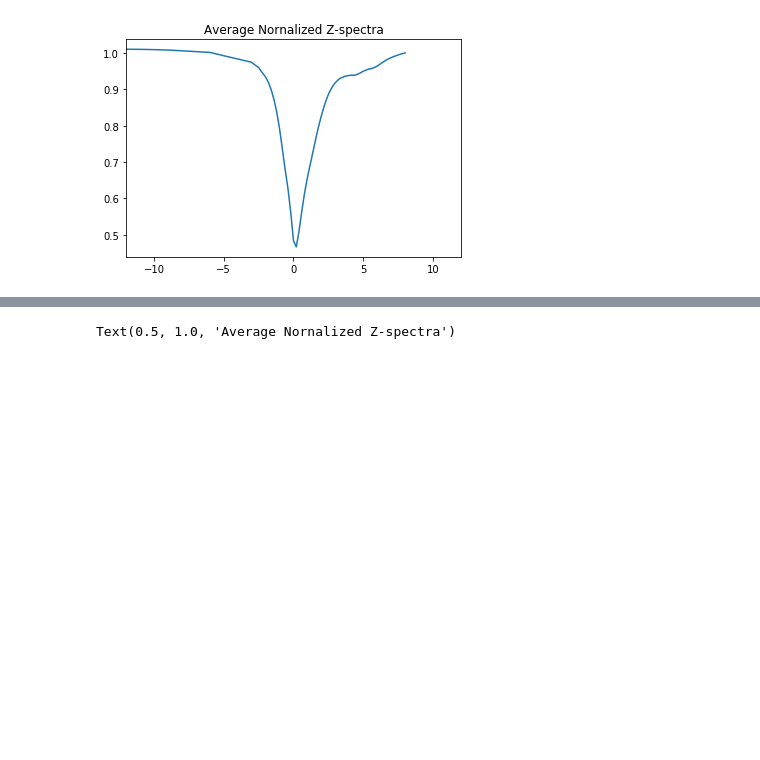
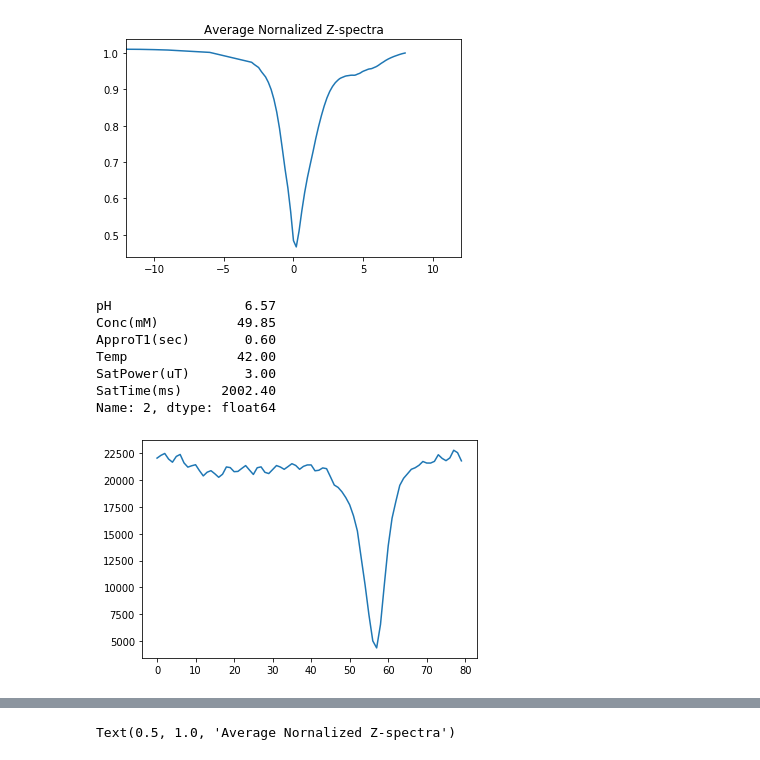
Before and after one commit to JCardenasRdz/acidoCEST_Machine_Learning, a Jupyter notebook: Iopamidol_PCA_LogReg.ipynb, the cells around one changed output, grey strips where cells are left out. Drawn from its saved outputs; the diff is of its cells as text; code cells hidden in the pictures; blank space fills up the shorter version.

```diff
--- a/Iopamidol_PCA_LogReg.ipynb
+++ b/Iopamidol_PCA_LogReg.ipynb
@@ -165,5 +165,19 @@ plt.title('Average Nornalized Z-spectra')
 (16128, 76)
 Text(0.5, 1.0, 'Average Nornalized Z-spectra')
 [figure]
+# %%
+plt.figure()
+idx = np.random.randint(0, high=16000, size=(1,1))
+print( data.iloc[int(idx),:].head(6) )
+plt.plot(data.iloc[int(idx),:].values[7:87]);
+# %% [output]
+pH                 6.57
+Conc(mM)          49.85
+ApproT1(sec)       0.60
+Temp              42.00
+SatPower(uT)       3.00
+SatTime(ms)     2002.40
+Name: 2, dtype: float64
+[figure, added]
 # %%
 # %% [output]
```
Also changed, not shown: parts of 6 cells of this notebook.
